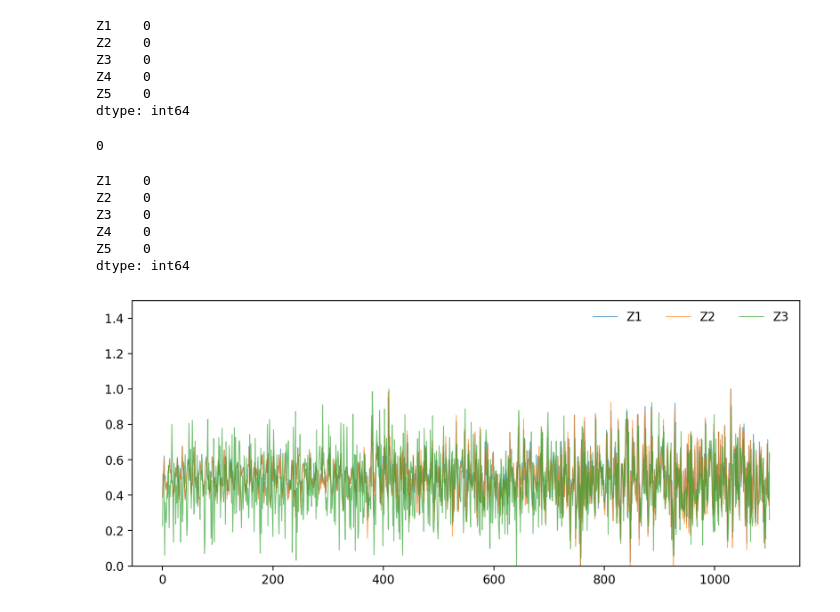
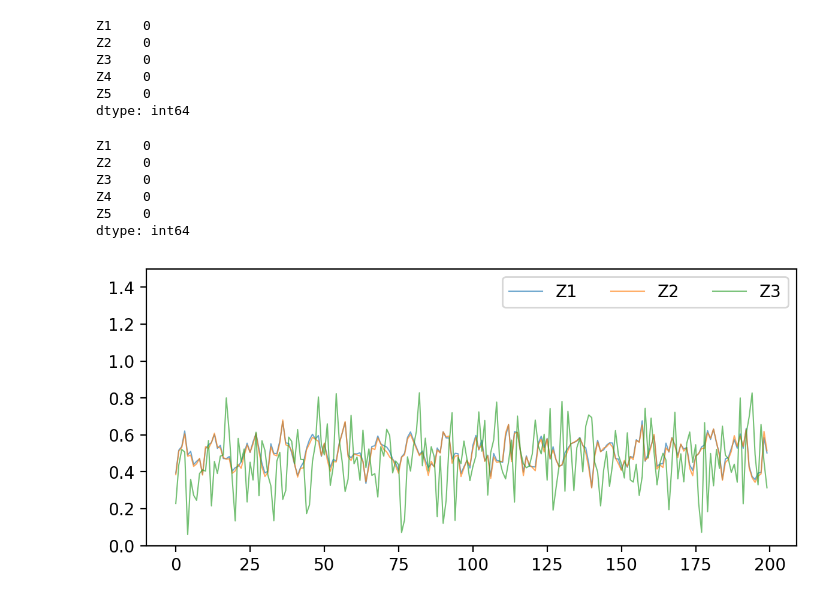
Before and after one commit to wasimahmadpk/RegimeIdentification, a Jupyter notebook: src/regimes_identification.ipynb, the cells around one changed output. Saved outputs shown, nothing was run; the diff lists cells and outputs as text; code cells hidden in the pictures.

```diff
--- a/src/regimes_identification.ipynb
+++ b/src/regimes_identification.ipynb
@@ -63,10 +178,6 @@ Z3    0
 Z4    0
 Z5    0
 dtype: int64
-# %%
-data.isna().sum().sum()
-# %% [output]
-0
 # %%
 data = data.apply(normalize)
 # %%
@@ -81,20 +192,20 @@ dtype: int64
 # %%
 # toplot = [ 'rain', 'snow_load', 'pressure_outside','gw_mb', 'gw_sg', 'gw_west', 'strain_ns_corrected']
 # toplot = ['gw_mb', 'gw_sg', 'temperature_outside', 'strain_ew_corrected', 'strain_ns_corrected']
 toplot = ['Z1', 'Z2','Z3']
 
 for i in toplot:
-    data[i].plot(use_index=True, figsize=(10, 4), linewidth=0.75, alpha=0.66)
-    plt.legend(toplot, frameon=False, ncol=3)
+    data[i][:200].plot(use_index=True, figsize=(7, 3), linewidth=0.75, alpha=0.66)
+    plt.legend(toplot, frameon=True, ncol=3)
 
 
 plt.ylim(0, 1.5)
 # plt.gcf().autofmt_xdate()
 # plt.legend(['Temperature', 'Ground Water', 'Strain_EW', 'Strain_NS'])
 # plt.legend(['$Z_{1}$', '$Z_{2}$', '$Z_{3}$'])
 # plt.savefig("synreg25Apr.png")
 plt.show()
 # %% [output]
-[figure, old version]
+[figure, new version]
 # %%
 k = 3
```
Also changed, not shown: parts of 8 cells of this notebook, 3 other files.
